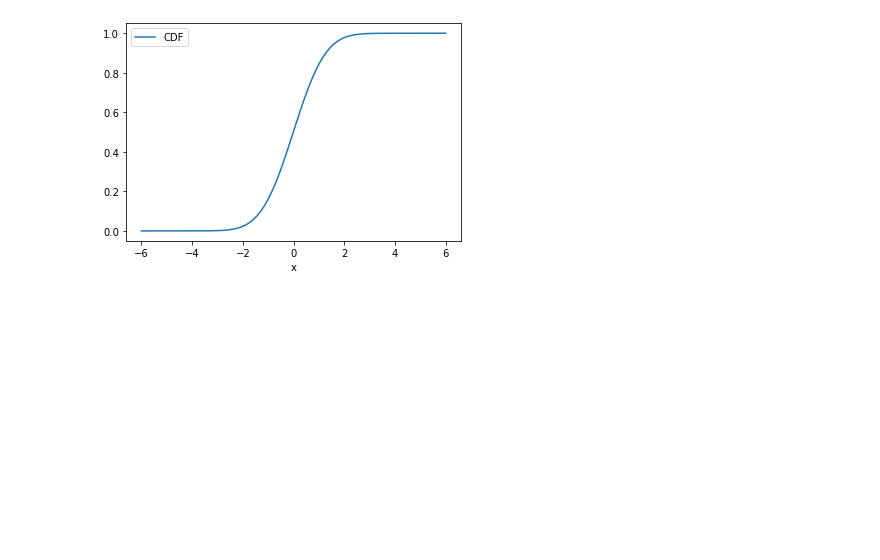
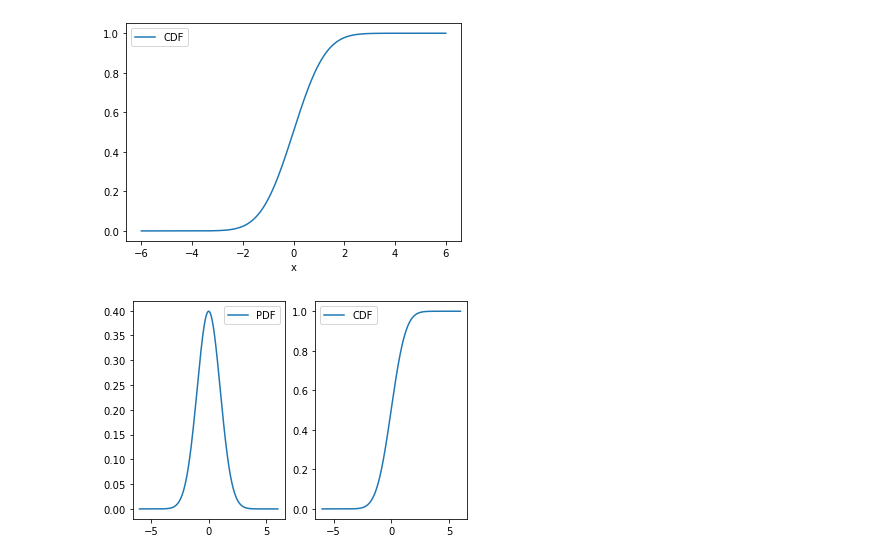
Before and after one commit to 4dsolutions/elite_school, a Jupyter notebook: ADS_highschool_math.ipynb, the cells around one changed output. Saved outputs shown, nothing was run; the diff lists cells and outputs as text; code cells hidden in the pictures; blank space fills up the shorter version.

```diff
--- a/ADS_highschool_math.ipynb
+++ b/ADS_highschool_math.ipynb
@@ -271,3 +272,13 @@ bell_curve_df['CDF'] = np.cumsum(bell_curve_df['y']*h) # discrete integral
 bell_curve_df.plot(x='x', y='CDF');
 # %% [output]
 [figure]
+# %%
+plt.subplots()
+plt.subplot(121)
+plt.plot(bell_curve_df['x'], bell_curve_df['y'])
+plt.legend(['PDF'])
+plt.subplot(122)
+plt.plot(bell_curve_df['x'], bell_curve_df['CDF'])
+plt.legend(['CDF']);
+# %% [output]
+[figure, added]
```
Also changed, not shown: parts of 4 cells of this notebook.
